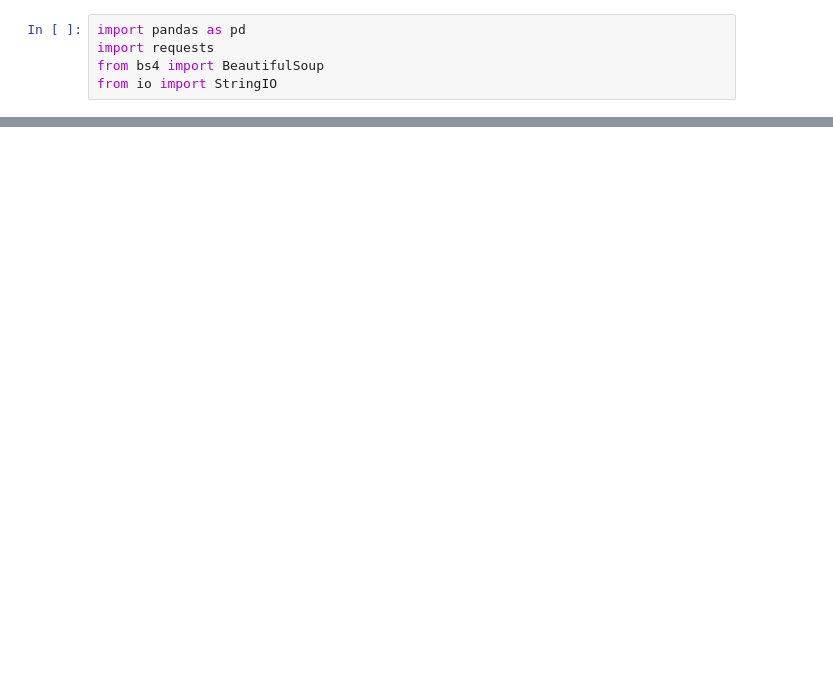
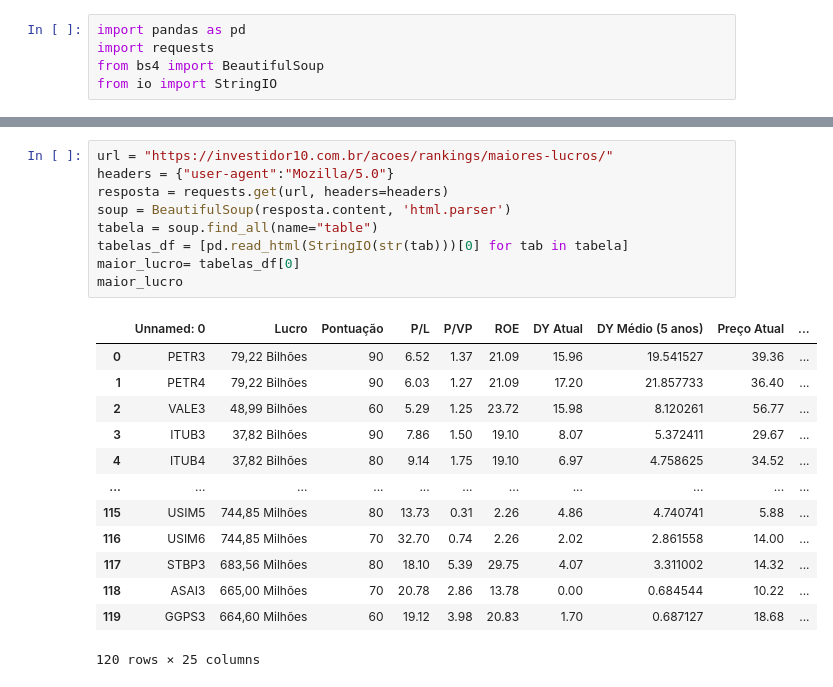
Before and after one commit to BrunoOJ/PYTHON-PARA-INVESTIMENTOS, a Jupyter notebook: Raspagem_de_dados.ipynb, the cells around one changed output, grey strips where cells are left out. Drawn from its saved outputs; the diff is of its cells as text; blank space fills up the shorter version.

```diff
--- a/Raspagem_de_dados.ipynb
+++ b/Raspagem_de_dados.ipynb
@@ -28,0 +286,23 @@ maior_DY
+# %%
+url = "https://investidor10.com.br/acoes/rankings/maiores-lucros/"
+headers = {"user-agent":"Mozilla/5.0"}
+resposta = requests.get(url, headers=headers)
+soup = BeautifulSoup(resposta.content, 'html.parser')
+tabela = soup.find_all(name="table")
+tabelas_df = [pd.read_html(StringIO(str(tab)))[0] for tab in tabela]
+maior_lucro= tabelas_df[0]
+maior_lucro
+# %% [output]
+|  | Unnamed: 0 | Lucro | Pontuação | P/L | P/VP | ROE | DY Atual | DY Médio (5 anos) | Preço Atual | ... |
+| 0 | PETR3 | 79,22 Bilhões | 90 | 6.52 | 1.37 | 21.09 | 15.96 | 19.541527 | 39.36 | ... |
+| 1 | PETR4 | 79,22 Bilhões | 90 | 6.03 | 1.27 | 21.09 | 17.20 | 21.857733 | 36.40 | ... |
+| 2 | VALE3 | 48,99 Bilhões | 60 | 5.29 | 1.25 | 23.72 | 15.98 | 8.120261 | 56.77 | ... |
+| 3 | ITUB3 | 37,82 Bilhões | 90 | 7.86 | 1.50 | 19.10 | 8.07 | 5.372411 | 29.67 | ... |
+| 4 | ITUB4 | 37,82 Bilhões | 80 | 9.14 | 1.75 | 19.10 | 6.97 | 4.758625 | 34.52 | ... |
+| ... | ... | ... | ... | ... | ... | ... | ... | ... | ... | ... |
+| 115 | USIM5 | 744,85 Milhões | 80 | 13.73 | 0.31 | 2.26 | 4.86 | 4.740741 | 5.88 | ... |
+| 116 | USIM6 | 744,85 Milhões | 70 | 32.70 | 0.74 | 2.26 | 2.02 | 2.861558 | 14.00 | ... |
+| 117 | STBP3 | 683,56 Milhões | 80 | 18.10 | 5.39 | 29.75 | 4.07 | 3.311002 | 14.32 | ... |
+| 118 | ASAI3 | 665,00 Milhões | 70 | 20.78 | 2.86 | 13.78 | 0.00 | 0.684544 | 10.22 | ... |
+| 119 | GGPS3 | 664,60 Milhões | 60 | 19.12 | 3.98 | 20.83 | 1.70 | 0.687127 | 18.68 | ... |
+120 rows × 25 columns
```
Also changed, not shown: parts of 15 cells of this notebook.
